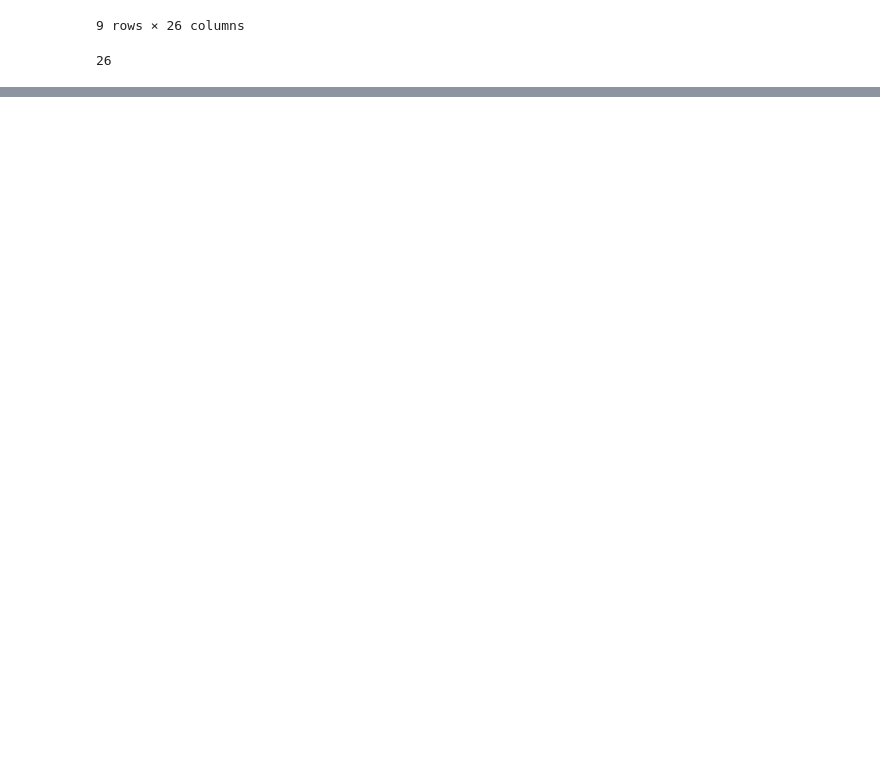
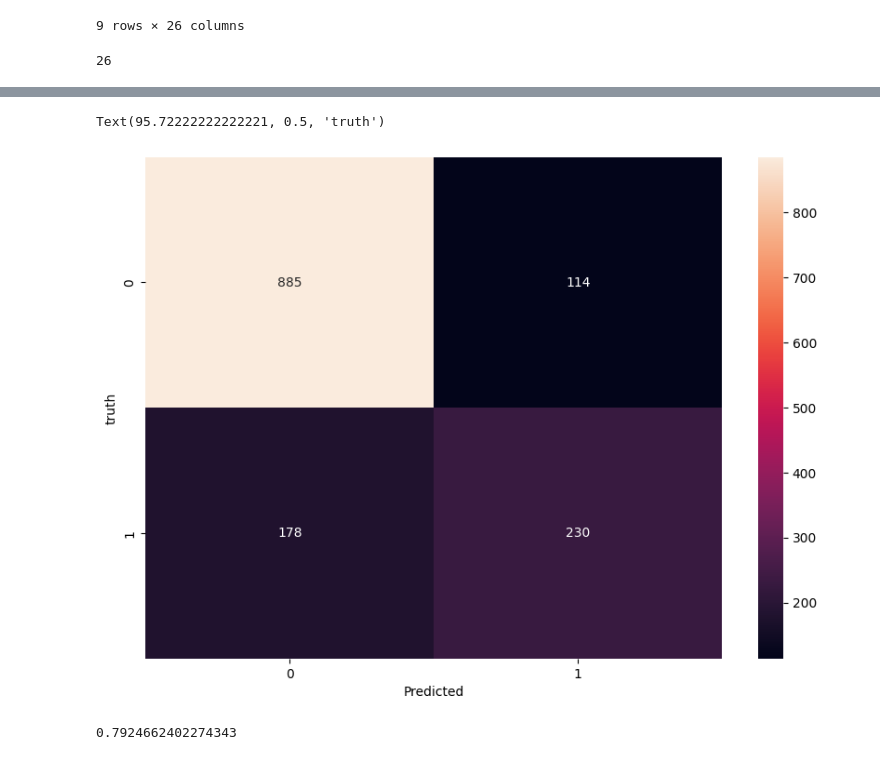
Before and after one commit to Vivekadile/Deep-learning-journey, a Jupyter notebook: notebooks/ANN/Customer_churn_telecom.ipynb, the cells around one changed output, grey strips where cells are left out. Drawn from its saved outputs; the diff is of its cells as text; code cells hidden in the pictures; blank space fills up the shorter version.

Commit message:
trained model for customer churn

```diff
--- a/notebooks/ANN/Customer_churn_telecom.ipynb
+++ b/notebooks/ANN/Customer_churn_telecom.ipynb
@@ -644,0 +662,2 @@ from tensorflow import keras
+# %%
+model.fit(X_train,y_train,epochs=50)
@@ -644,0 +709,2 @@ from tensorflow import keras
+# %%
+model2.fit(X_train,y_train,epochs=50)
@@ -644,0 +808,21 @@ from tensorflow import keras
+# %%
+yp2=model2.predict(x_test)
+y_pred2=[]
+
+for elements in yp2:
+    if elements>0.5:
+        y_pred2.append(1)
+
+    else:
+        y_pred2.append(0)
+import seaborn as sn
+
+cm=tf.math.confusion_matrix(labels=y_test,predictions=y_pred2)
+
+plt.figure(figsize=(10,7))
+
+sn.heatmap(cm,annot=True,fmt='d')
+
+plt.xlabel('Predicted')
+plt.ylabel("truth")
+# %% [output]
@@ -644,0 +830,7 @@ from tensorflow import keras
+Text(95.72222222222221, 0.5, 'truth')
+[figure, added]
+# %%
+accuracy_model_2=(885+230)/(885+230+178+114)
+accuracy_model_2
+# %% [output]
+0.7924662402274343
```
Also changed, not shown: parts of 19 cells of this notebook.
